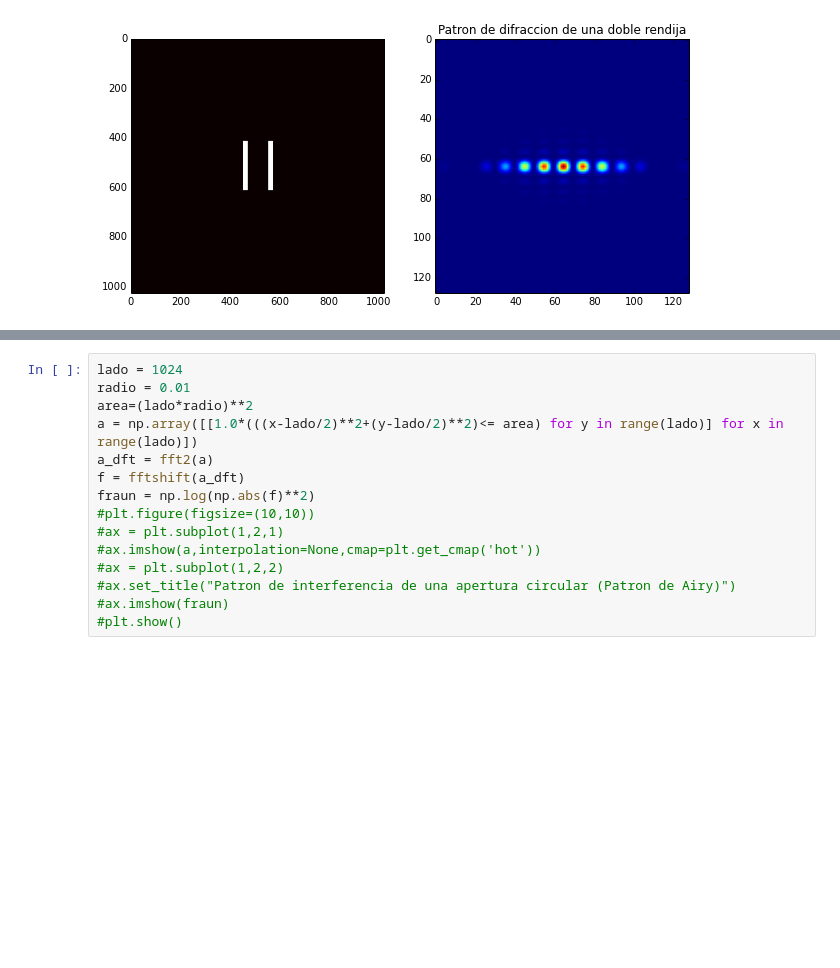
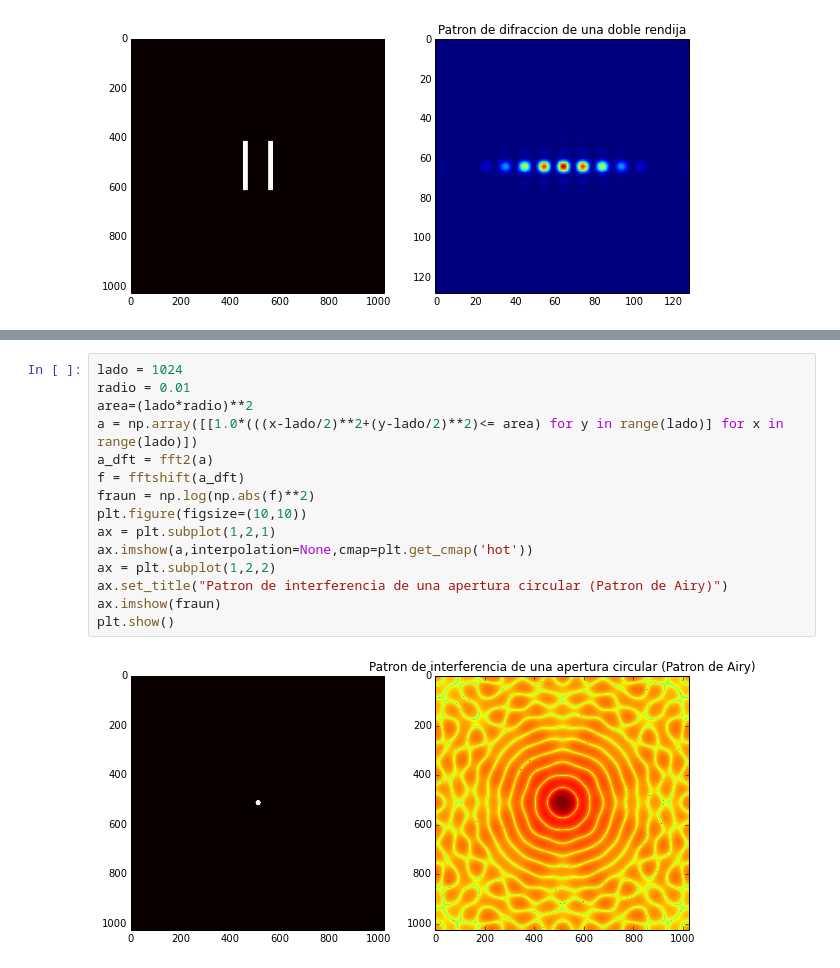
Before and after one commit to deolaya1318/MC, a Jupyter notebook: Tareas/HW4/HW4.ipynb, the cells around one changed output, grey strips where cells are left out. Saved outputs shown, nothing was run; the diff lists cells and outputs as text; blank space fills up the shorter version.

```diff
--- a/Tareas/HW4/HW4.ipynb
+++ b/Tareas/HW4/HW4.ipynb
@@ -69,15 +69,17 @@ plt.show()
 # %%
 lado = 1024
 radio = 0.01
 area=(lado*radio)**2
 a = np.array([[1.0*(((x-lado/2)**2+(y-lado/2)**2)<= area) for y in range(lado)] for x in range(lado)])
 a_dft = fft2(a)
 f = fftshift(a_dft)
 fraun = np.log(np.abs(f)**2)
-#plt.figure(figsize=(10,10))
-#ax = plt.subplot(1,2,1)
-#ax.imshow(a,interpolation=None,cmap=plt.get_cmap('hot'))
-#ax = plt.subplot(1,2,2)
-#ax.set_title("Patron de interferencia de una apertura circular (Patron de Airy)")
-#ax.imshow(fraun)
-#plt.show()
+plt.figure(figsize=(10,10))
+ax = plt.subplot(1,2,1)
+ax.imshow(a,interpolation=None,cmap=plt.get_cmap('hot'))
+ax = plt.subplot(1,2,2)
+ax.set_title("Patron de interferencia de una apertura circular (Patron de Airy)")
+ax.imshow(fraun)
+plt.show()
+# %% [output]
+[figure, added]
```
Also changed, not shown: parts of 2 cells of this notebook.
